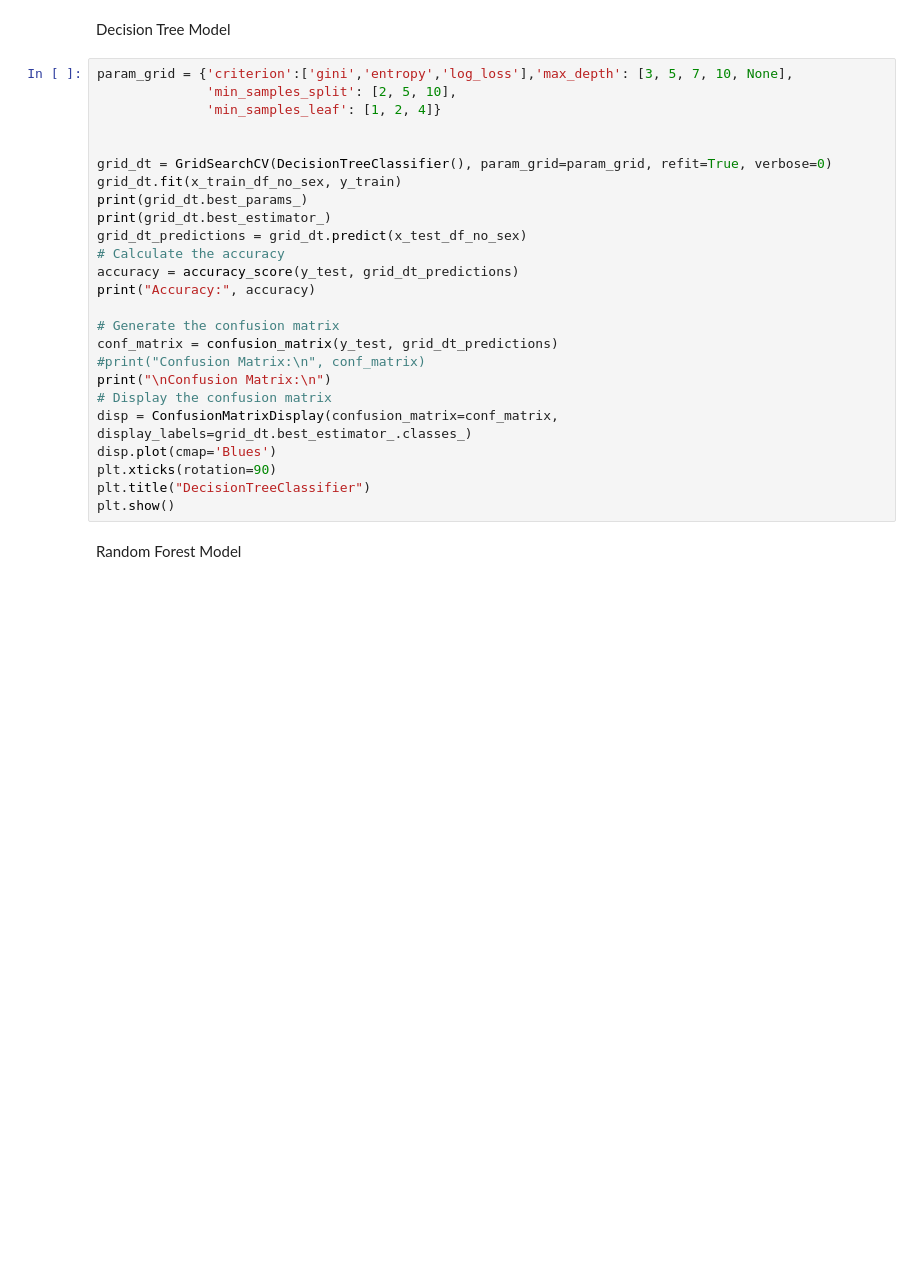
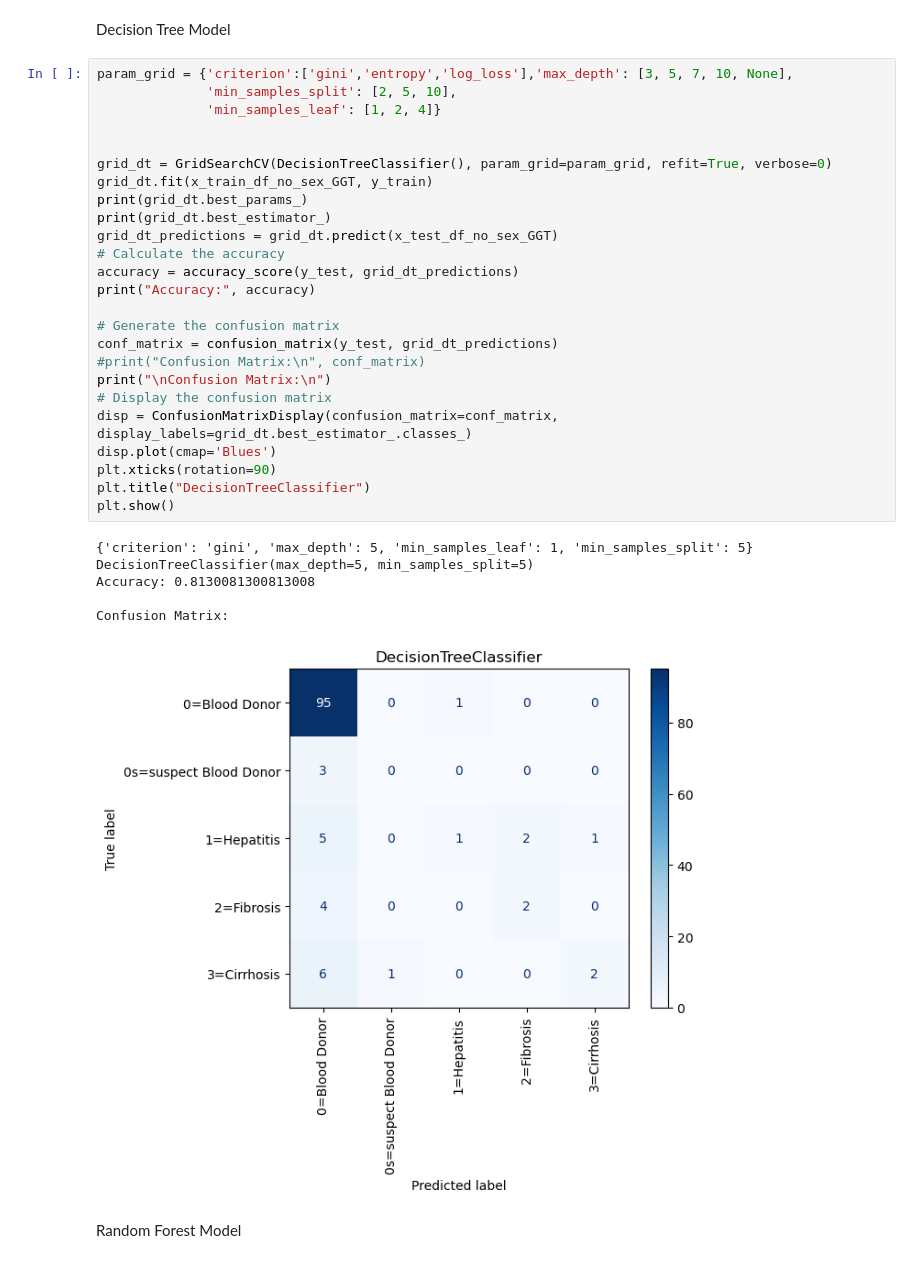
Before and after one commit to mqarmout/HCV_classification, a Jupyter notebook: model.ipynb, the cells around one changed output. Drawn from its saved outputs; the diff is of its cells as text; blank space fills up the shorter version.

```diff
--- a/model.ipynb
+++ b/model.ipynb
@@ -992,28 +1040,35 @@ Decision Tree Model
 # %%
 param_grid = {'criterion':['gini','entropy','log_loss'],'max_depth': [3, 5, 7, 10, None],
               'min_samples_split': [2, 5, 10],
               'min_samples_leaf': [1, 2, 4]}
 
 
 grid_dt = GridSearchCV(DecisionTreeClassifier(), param_grid=param_grid, refit=True, verbose=0)
-grid_dt.fit(x_train_df_no_sex, y_train)
+grid_dt.fit(x_train_df_no_sex_GGT, y_train)
 print(grid_dt.best_params_)
 print(grid_dt.best_estimator_)
-grid_dt_predictions = grid_dt.predict(x_test_df_no_sex)
+grid_dt_predictions = grid_dt.predict(x_test_df_no_sex_GGT)
 # Calculate the accuracy
 accuracy = accuracy_score(y_test, grid_dt_predictions)
 print("Accuracy:", accuracy)
 
 # Generate the confusion matrix
 conf_matrix = confusion_matrix(y_test, grid_dt_predictions)
 #print("Confusion Matrix:\n", conf_matrix)
 print("\nConfusion Matrix:\n")
 # Display the confusion matrix
 disp = ConfusionMatrixDisplay(confusion_matrix=conf_matrix, display_labels=grid_dt.best_estimator_.classes_)
 disp.plot(cmap='Blues')
 plt.xticks(rotation=90)
 plt.title("DecisionTreeClassifier")
 plt.show()
+# %% [output]
+{'criterion': 'gini', 'max_depth': 5, 'min_samples_leaf': 1, 'min_samples_split': 5}
+DecisionTreeClassifier(max_depth=5, min_samples_split=5)
+Accuracy: 0.8130081300813008
+
+Confusion Matrix:
+[figure, added]
 # %% [markdown]
 Random Forest Model
 # %%
```
Also changed, not shown: parts of 15 cells of this notebook, 1 other file.
